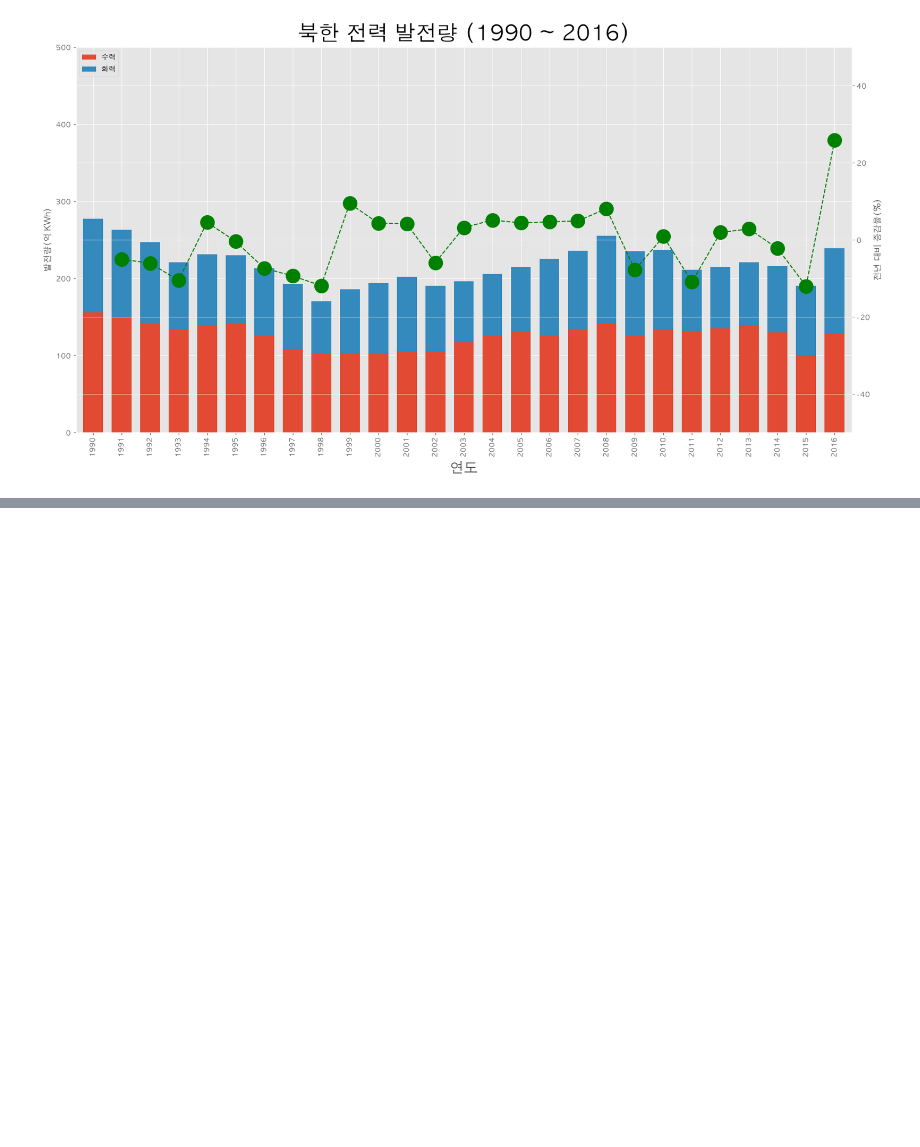
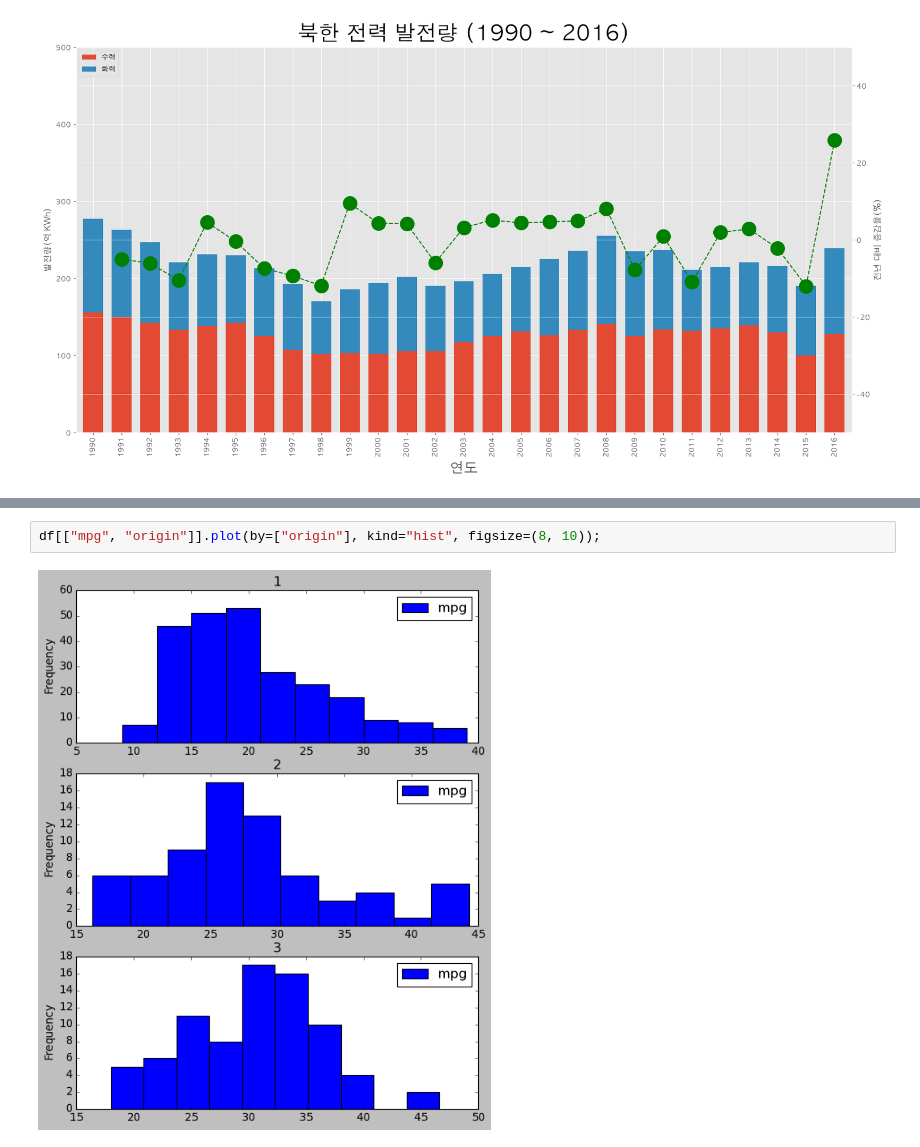
Before and after one commit to YoonTae98/18_data_analytics, a Jupyter notebook: 01_matplotlib.ipynb, the cells around one changed output, grey strips where cells are left out. Saved outputs shown, nothing was run; the diff lists cells and outputs as text; blank space fills up the shorter version.

```diff
--- a/01_matplotlib.ipynb
+++ b/01_matplotlib.ipynb
@@ -661,0 +679,4 @@ plt.show()
+# %%
+df[["mpg", "origin"]].plot(by=["origin"], kind="hist", figsize=(8, 10));
+# %% [output]
+[figure, added]
```
Also changed, not shown: parts of 14 cells of this notebook, 2 other files.
